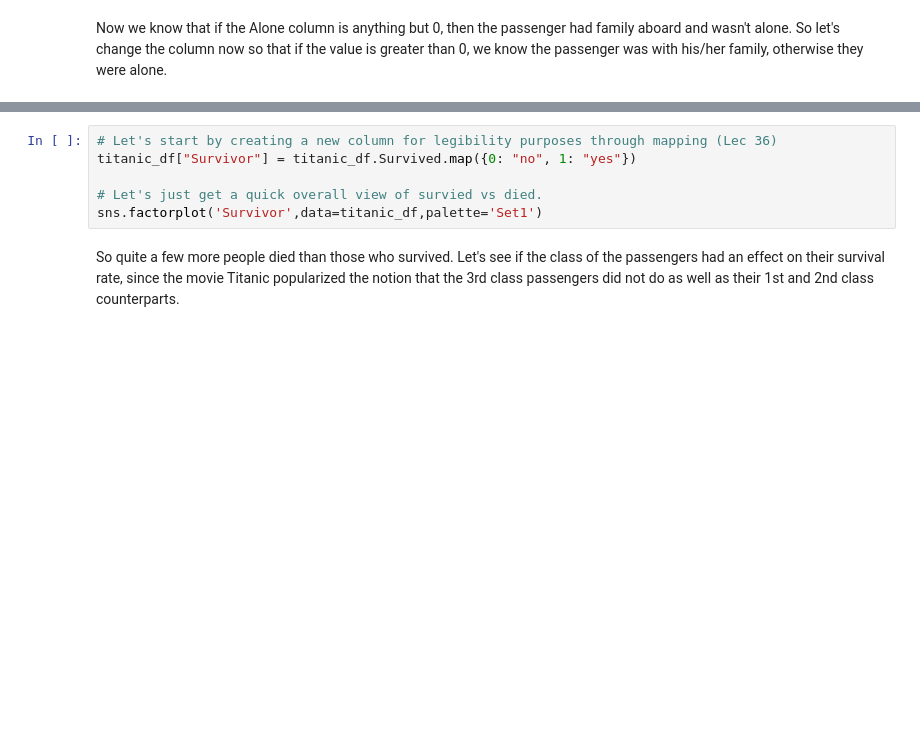
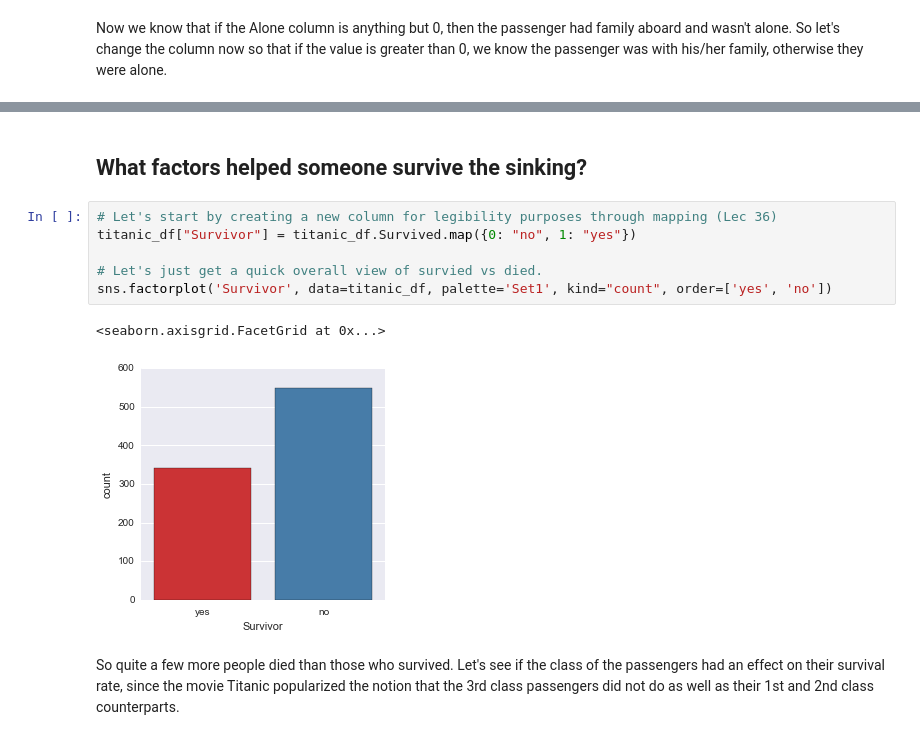
Before and after one commit to data-science-competitions/Kaggle-Titanic, a Jupyter notebook: Python/notebooks/tutorial_notebook.ipynb, the cells around one changed output, grey strips where cells are left out. Drawn from its saved outputs; the diff is of its cells as text; blank space fills up the shorter version.

```diff
--- a/Python/notebooks/tutorial_notebook.ipynb
+++ b/Python/notebooks/tutorial_notebook.ipynb
@@ -323,9 +356,14 @@ Great work! Now that we've throughly analyzed the data let's go ahead and take a
+# %% [markdown]
+## What factors helped someone survive the sinking?
 # %%
 # Let's start by creating a new column for legibility purposes through mapping (Lec 36)
 titanic_df["Survivor"] = titanic_df.Survived.map({0: "no", 1: "yes"})
 
 # Let's just get a quick overall view of survied vs died.
-sns.factorplot('Survivor',data=titanic_df,palette='Set1')
+sns.factorplot('Survivor', data=titanic_df, palette='Set1', kind="count", order=['yes', 'no'])
+# %% [output]
+<seaborn.axisgrid.FacetGrid at 0x...>
+[figure, added]
 # %% [markdown]
 So quite a few more people died than those who survived. Let's see if the class of the passengers had an effect on their survival rate, since the movie Titanic popularized the notion that the 3rd class passengers did not do as well as their 1st and 2nd class counterparts.
 # %%
```
Also changed, not shown: parts of 16 cells of this notebook.
